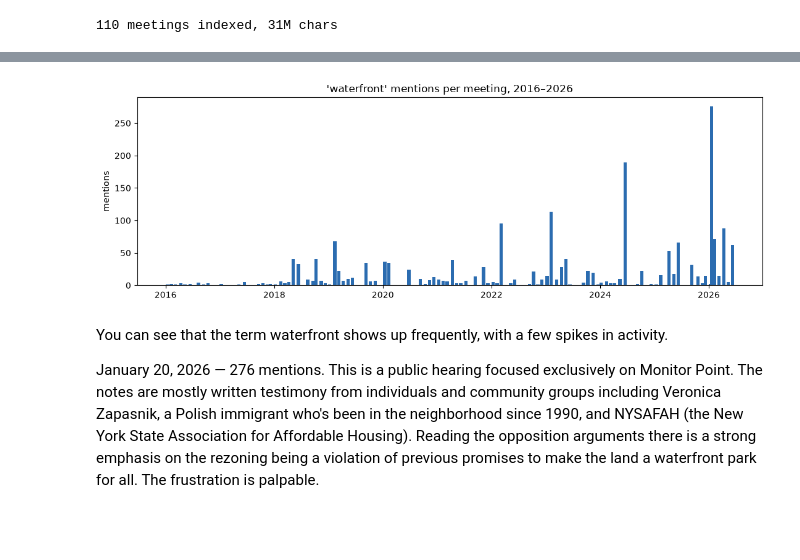
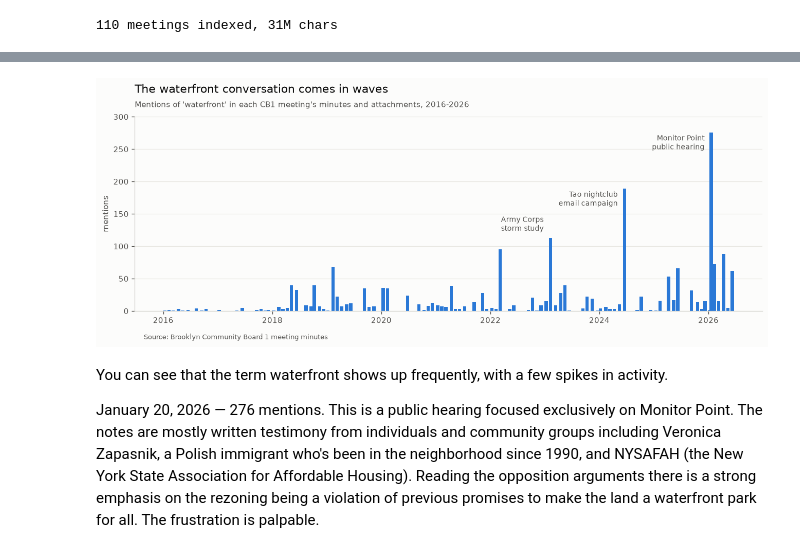
Before and after one commit to blowenstein0/cb1_data_analysis, a Jupyter notebook: analysis/blog_v2.ipynb, the cells around one changed output, grey strips where cells are left out. Saved outputs shown, nothing was run; the diff lists cells and outputs as text; code cells hidden in the pictures; blank space fills up the shorter version.

```diff
--- a/analysis/blog_v2.ipynb
+++ b/analysis/blog_v2.ipynb
@@ -82,13 +84,32 @@ Lucky for me, CB1 posts all committee meeting notes on their website. As a data
 
 I began by creating a dataset with all 110 meetings, 1,254 votes, and 1,369 speakers. The following analysis will focus on only the 97 meetings where the term 'waterfront' appears.
 # %%
-fig, ax = plt.subplots(figsize=(11, 3.8))
-ax.bar(wf_meetings.date, wf_meetings.wf_mentions, width=22, color="#2b6cb0")
-ax.set_title("'waterfront' mentions per meeting, 2016–2026")
-ax.set_ylabel("mentions")
-plt.tight_layout()
+fig, ax = plt.subplots(figsize=(11, 4.2), dpi=120)
+fig.patch.set_facecolor(SURFACE); ax.set_facecolor(SURFACE)
+ax.bar(wf_meetings.date, wf_meetings.wf_mentions, width=22, color=BLUE)
+for d, v, label in [("2026-01-20", 276, "Monitor Point\npublic hearing"),
+                    ("2024-06-18", 189, "Tao nightclub\nemail campaign"),
+                    ("2023-02-07", 113, "Army Corps\nstorm study")]:
+    ax.annotate(label, (pd.Timestamp(d), v),
+                xytext=(-8, 26 if "Army" in label else -2),
+                textcoords="offset points", ha="right", va="top",
+                fontsize=8.5, color=INK2)
+ax.set_ylim(0, 300)
+ax.set_ylabel("mentions", fontsize=9, color=INK2)
+ax.tick_params(colors=INK2, labelsize=9)
+for s in ("top", "right"):
+    ax.spines[s].set_visible(False)
+ax.spines["left"].set_color("#d8d7d2"); ax.spines["bottom"].set_color("#d8d7d2")
+ax.grid(axis="y", color="#e8e7e2", lw=0.7); ax.set_axisbelow(True)
+ax.set_title("The waterfront conversation comes in waves",
+             fontsize=13, color=INK, loc="left", pad=28)
+ax.text(0, 1.05, "Mentions of 'waterfront' in each CB1 meeting's minutes and attachments, 2016-2026",
+        transform=ax.transAxes, fontsize=9, color=INK2)
+fig.text(0.075, -0.02, "Source: Brooklyn Community Board 1 meeting minutes",
+         fontsize=8, color=INK2)
+plt.tight_layout(); plt.show()
 # %% [output]
-[figure, old version]
+[figure, new version]
 # %% [markdown]
 You can see that the term waterfront shows up frequently, with a few spikes in activity.
 
```
Also changed, not shown: parts of 6 cells of this notebook, 1 other file.
